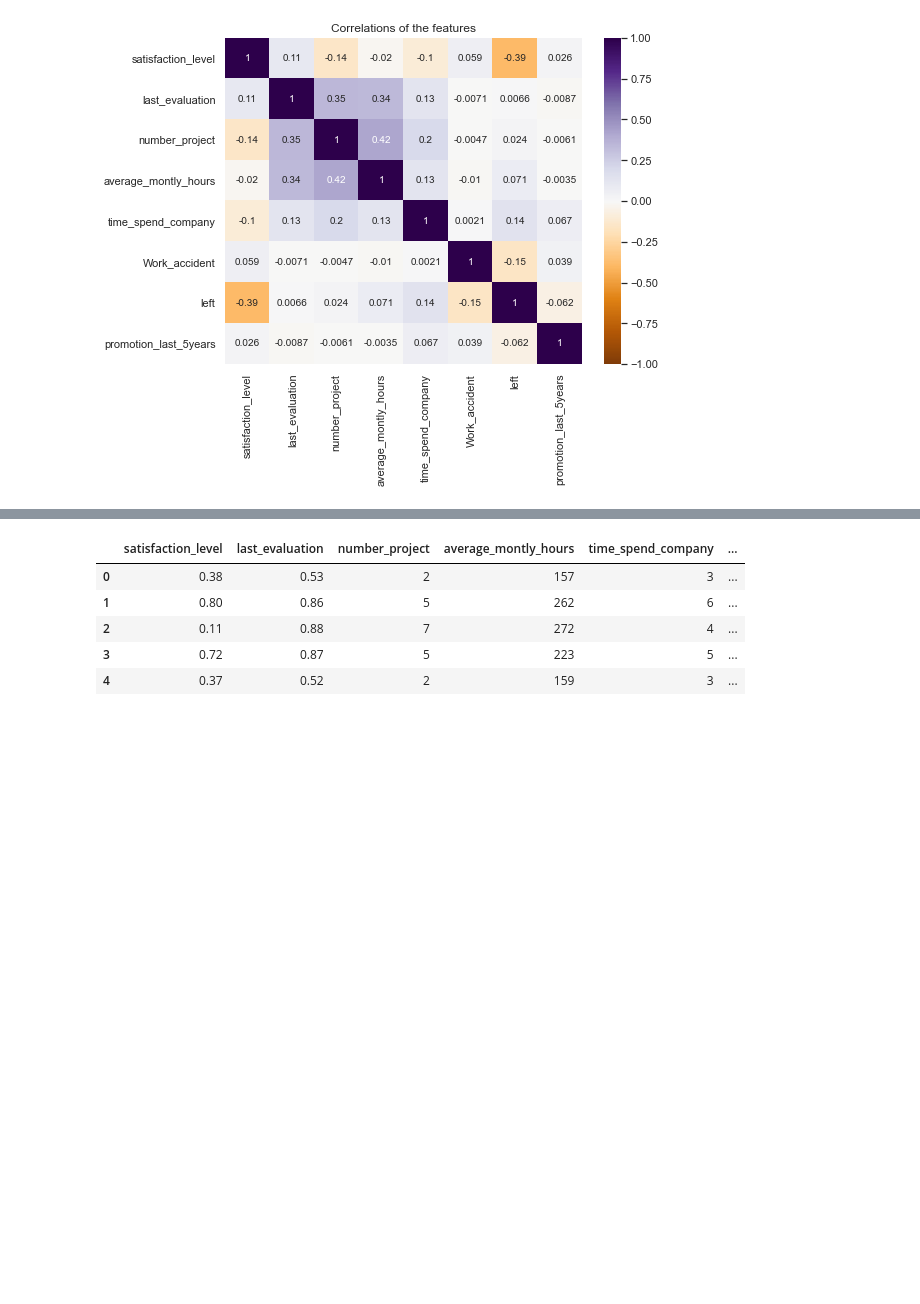
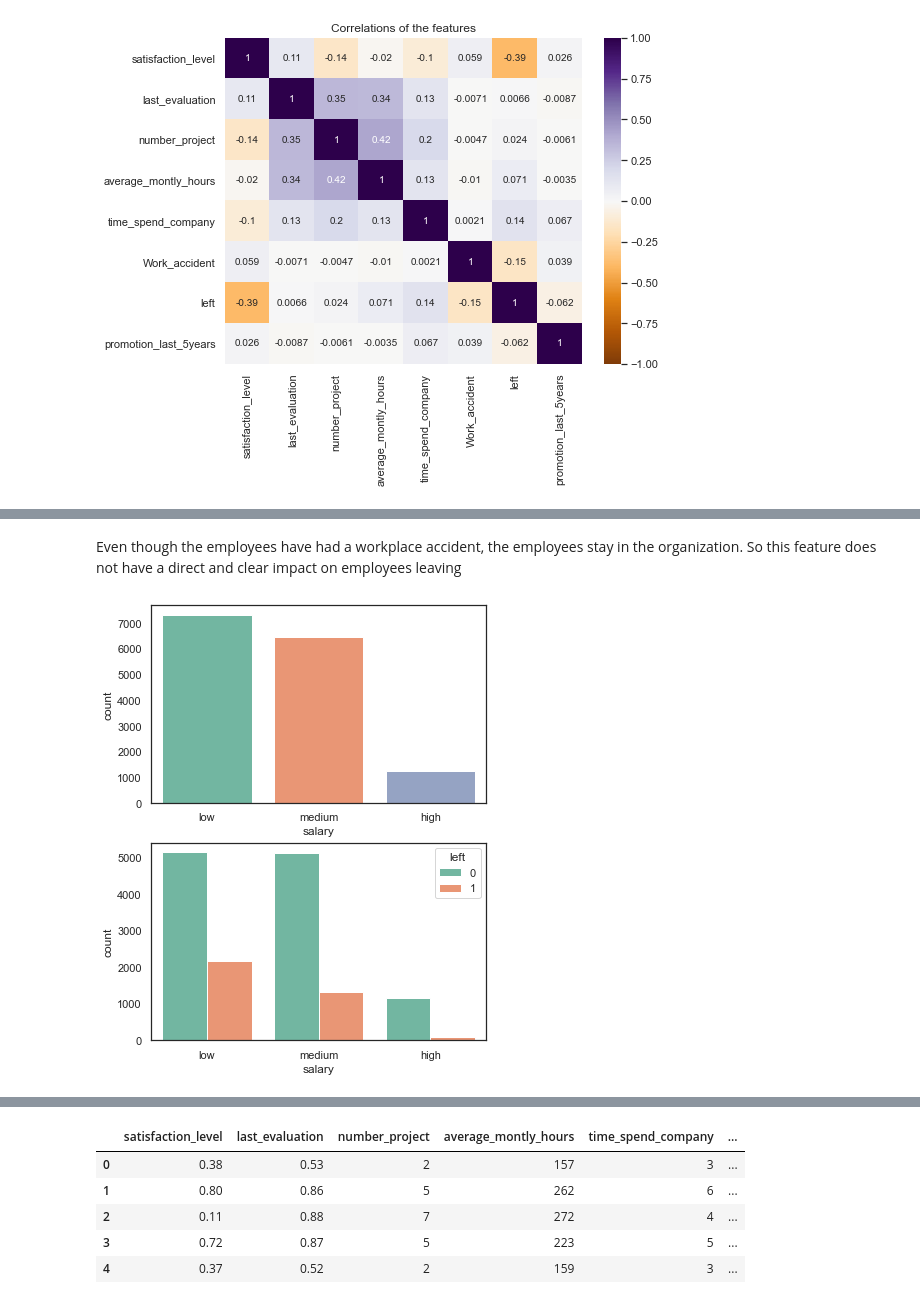
Before and after one commit to rawan71/Data-science-bootcamp-project-T5, a Jupyter notebook: Project_code.ipynb, the cells around one changed output, grey strips where cells are left out. Drawn from its saved outputs; the diff is of its cells as text; code cells hidden in the pictures; blank space fills up the shorter version.

```diff
--- a/Project_code.ipynb
+++ b/Project_code.ipynb
@@ -114,0 +103,9 @@ plt.show()
+# %% [markdown]
+Even though the employees have had a workplace accident, the employees stay in the organization. So this feature does not have a direct and clear impact on employees leaving
+# %%
+fig,axis= plt.subplots(2,1, figsize=(6,8))
+sns.countplot(x='salary',data=data , ax=axis[0],palette='Set2')
+sns.countplot(x='salary', hue = 'left' , data=data , ax=axis[1],palette='Set2')
+plt.show()
+# %% [output]
+[figure, added]
```
Also changed, not shown: parts of 25 cells of this notebook.
